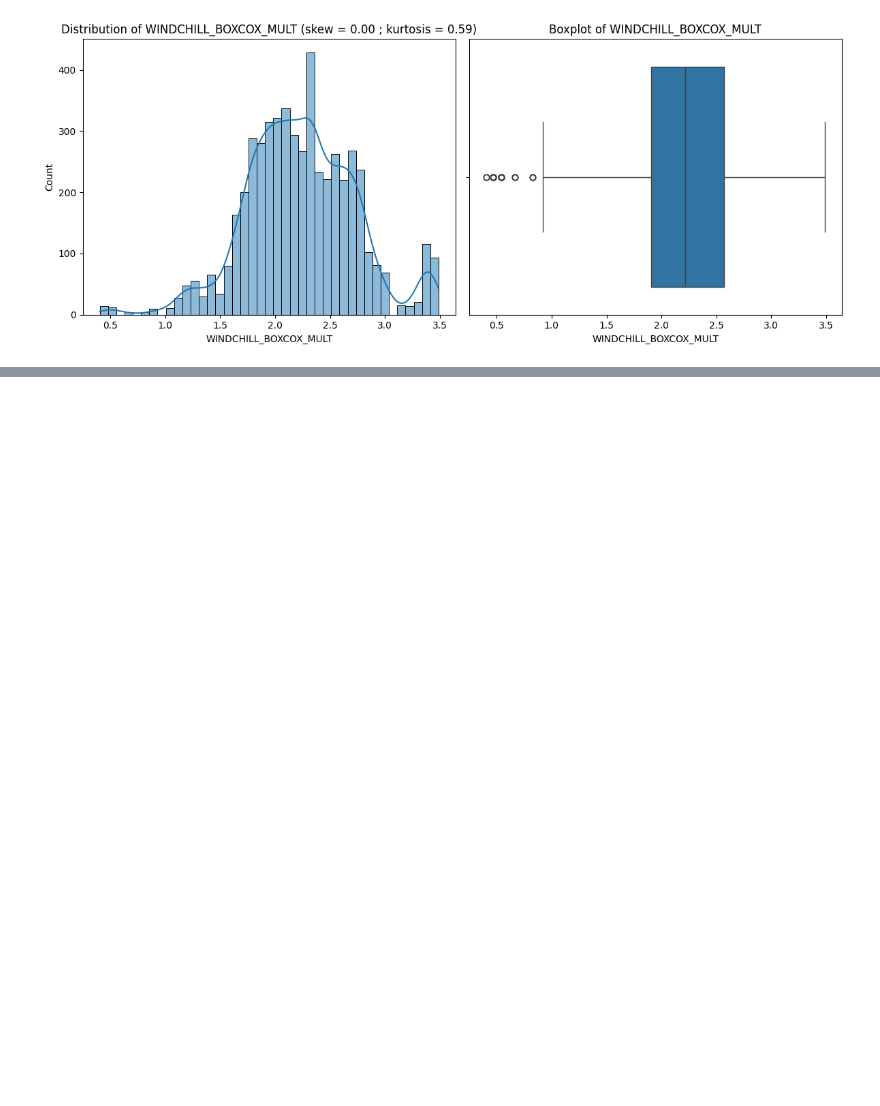
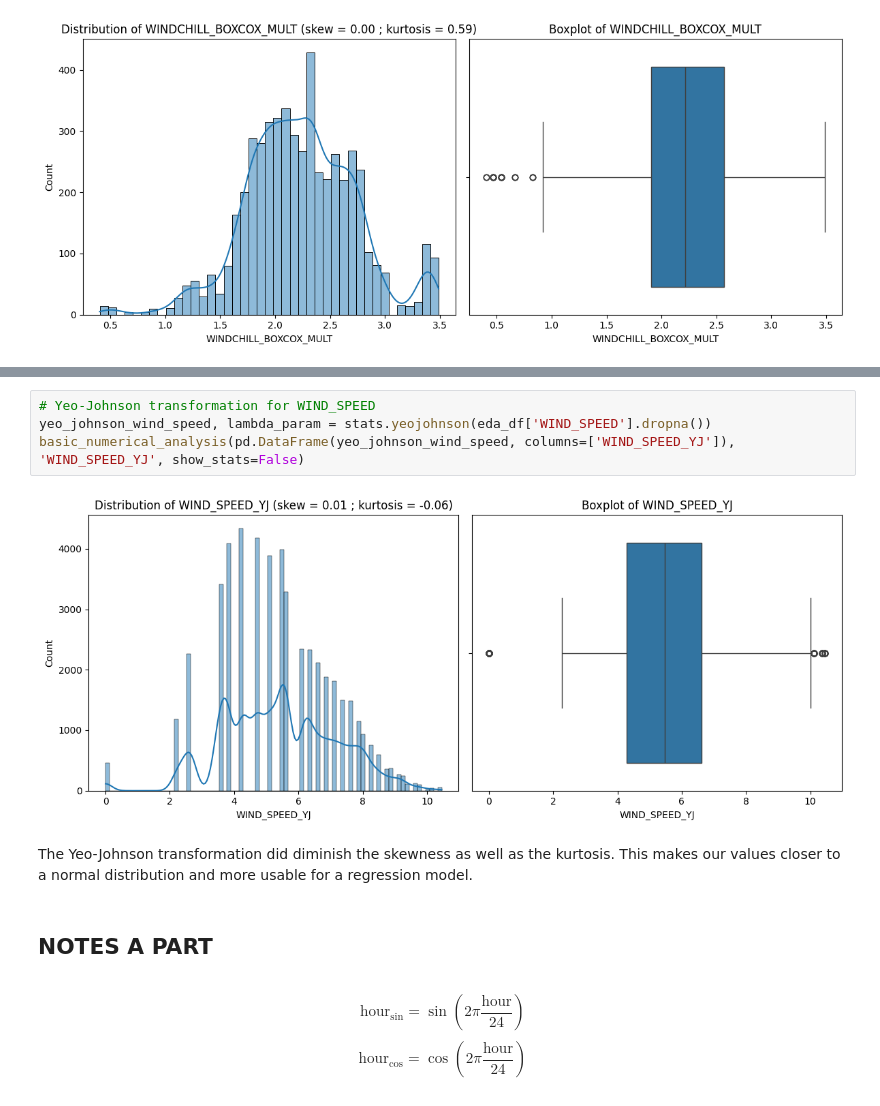
Before and after one commit to StutenEXE/utc-tz-machine-learning-toronto-bus-prediction, a Jupyter notebook: notebooks/2_eda.ipynb, the cells around one changed output, grey strips where cells are left out. Cells and saved outputs as stored; diff of their text form; blank space fills up the shorter version.

```diff
--- a/notebooks/2_eda.ipynb
+++ b/notebooks/2_eda.ipynb
@@ -1065,0 +1135,18 @@ In reality, all of these transformation are fairly good and give results that ar
+# %%
+# Yeo-Johnson transformation for WIND_SPEED
+yeo_johnson_wind_speed, lambda_param = stats.yeojohnson(eda_df['WIND_SPEED'].dropna())
+basic_numerical_analysis(pd.DataFrame(yeo_johnson_wind_speed, columns=['WIND_SPEED_YJ']), 'WIND_SPEED_YJ', show_stats=False)
+# %% [output]
+[figure, added]
+# %% [markdown]
+
+The Yeo-Johnson transformation did diminish the skewness as well as the kurtosis. This makes our values closer to a normal distribution and more usable  for a regression model.
+# %% [markdown]
+## NOTES A PART
+# %% [markdown]
+$$
+\text{hour}_{\sin} = \sin\left(2\pi \frac{\text{hour}}{24}\right)
+$$
+$$
+\text{hour}_{\cos} = \cos\left(2\pi \frac{\text{hour}}{24}\right)
+$$
```
Also changed, not shown: parts of 11 cells of this notebook.
